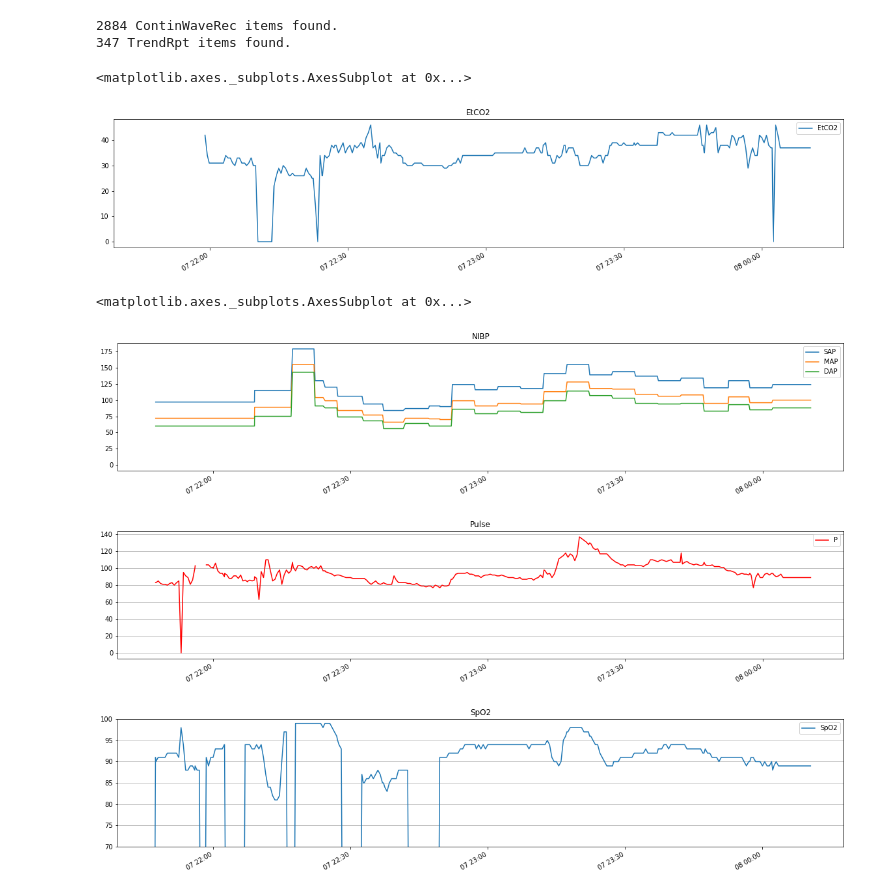
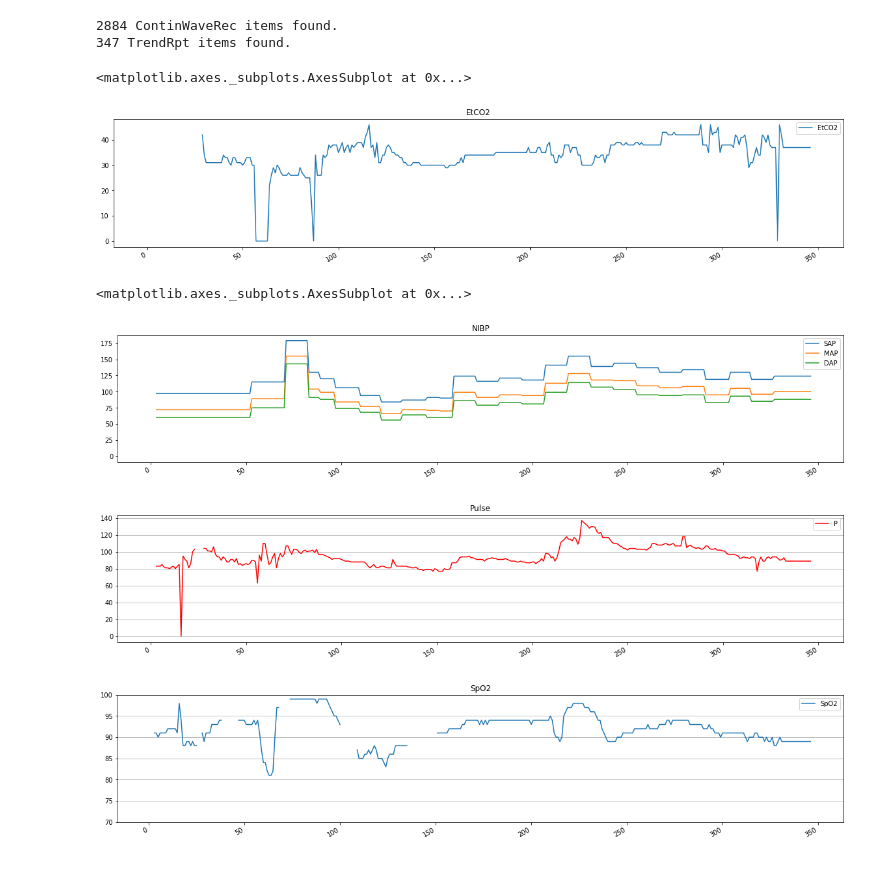
Before and after one commit to makes/zoll-json, a Jupyter notebook: zoll-json.ipynb, the cells around one changed output. Drawn from its saved outputs; the diff is of its cells as text; code cells hidden in the pictures.

```diff
--- a/zoll-json.ipynb
+++ b/zoll-json.ipynb
@@ -102,23 +102,24 @@ df = df.replace({
     "SAP":24608,
     "DAP":-8061,
     "P":-2332,
-    "SpO2":-32768}, np.nan)
+    "SpO2":-32768,
+    "SpO2":0}, np.nan)
 #df
 # %%
-df[['EtCO2']].plot(figsize=(20,4), title="EtCO2")
+df[['EtCO2']].plot(figsize=(20,4), title="EtCO2", use_index = False)
 # %% [output]
 <matplotlib.axes._subplots.AxesSubplot at 0x...>
-[figure, old version]
+[figure, new version]
 # %%
-df[['SAP', 'MAP', 'DAP']].plot(figsize=(20,4), title="NIBP")
+df[['SAP', 'MAP', 'DAP']].plot(figsize=(20,4), title="NIBP", use_index = False)
 # %% [output]
 <matplotlib.axes._subplots.AxesSubplot at 0x...>
-[figure, old version]
+[figure, new version]
 # %%
-df[['P']].plot(figsize=(20,4), title="Pulse", color='red').grid(axis='y')
+df[['P']].plot(figsize=(20,4), title="Pulse", color='red', use_index = False).grid(axis='y')
 # %% [output]
-[figure, old version]
+[figure, new version]
 # %%
-df[['SpO2']].plot(figsize=(20,4), ylim=(70,100), title="SpO2").grid(axis='y')
+df[['SpO2']].plot(figsize=(20,4), ylim=(70,100), title="SpO2", use_index = False).grid(axis='y')
 # %% [output]
-[figure, old version]
+[figure, new version]
```
Also changed, not shown: 1 other file.
